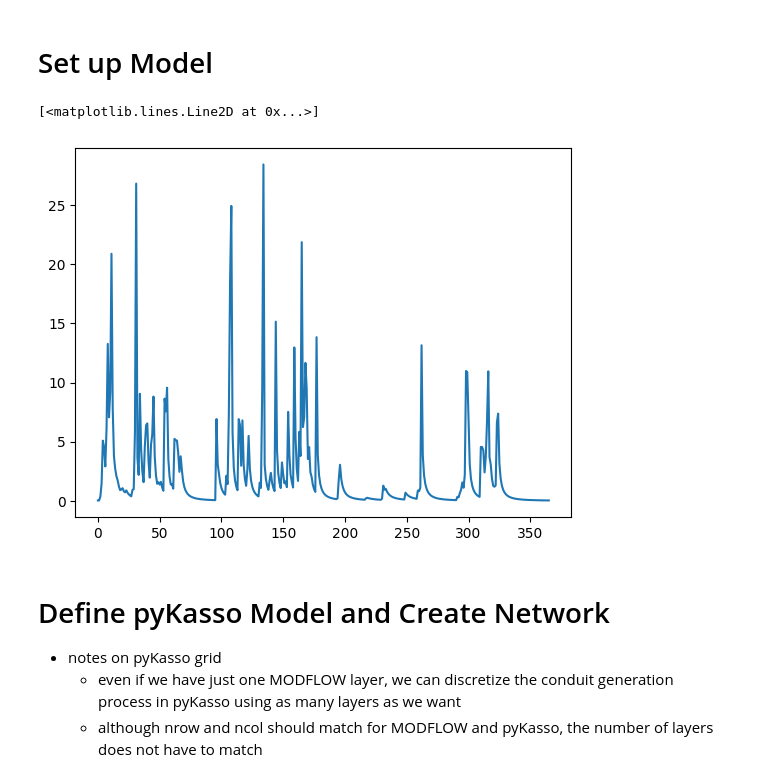
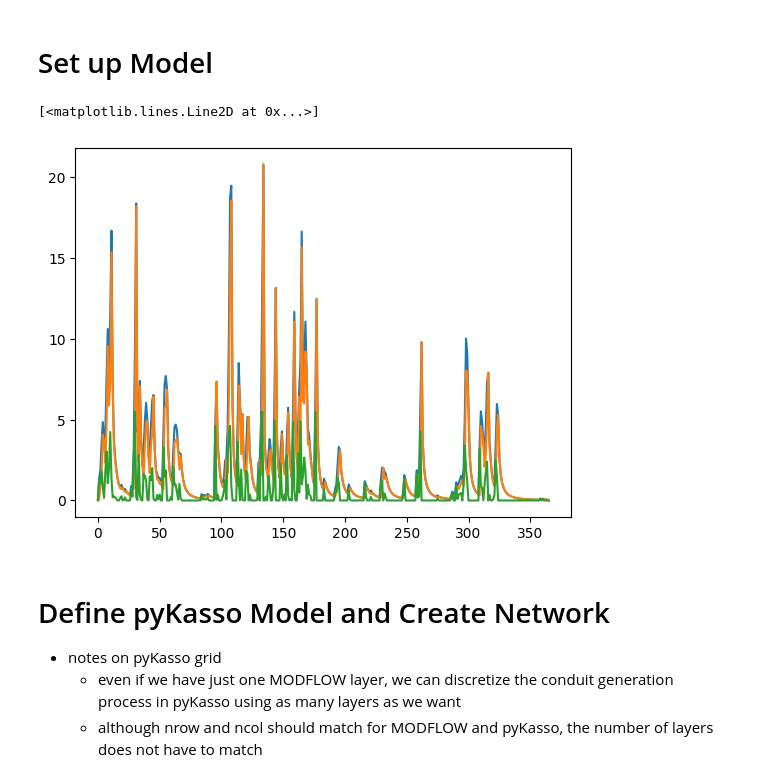
Before and after one commit to iGW-TU-Dresden/CFPy, a Jupyter notebook: vlab/VLAB_03.ipynb, the cells around one changed output. Saved outputs shown, nothing was run; the diff lists cells and outputs as text; code cells hidden in the pictures.

```diff
--- a/vlab/VLAB_03.ipynb
+++ b/vlab/VLAB_03.ipynb
@@ -150,44 +79,55 @@ evap = pd.read_csv(
 )
 
 # pastas flexmodel recharge
-rch_ml = ps.recharge.FlexModel(interception=True, snow=False)
+# rch_ml = ps.recharge.FlexModel(interception=True, snow=False)
+rch_ml = FlexModelFrac()
 
 # parameters are (always assuming prec and evap to be given in mm/d)
 # srmax (root zone storage), [mm]
 # lp (fraction at which fraction of sr actual evap becomes potential evap, between 0 and 1), [-]
 # ks (sat. hydr. cond.), [mm/d]
 # gamma (outflow non-linearity), [-]
+# simax (interception storage), [mm]
 # kv (vegetation factor (evap * kv is given to the model)), [-]
-# si (interception storage), [mm]
+# omega (fractionation coefficient), [-]
 
-rch_params = [250., 25., 1000., 2., 1., 5.]
+rch_params = [250., 25., 1000., 2., 1., 5., .2]
 
-n_tiles = 5
+n_tiles = 10
 
 prec_ml = np.tile(prec.values.ravel(), n_tiles) # incl warmup
 evap_ml = np.tile(evap.values.ravel(), n_tiles) # incl warmup
 temp_ml = np.zeros(len(prec))
 
 # simulate
-recharge_ts = rch_ml.simulate(
+rch_slow, rch_quick = rch_ml.simulate(
     prec=prec_ml,
     evap=evap_ml,
-    temp=temp_ml,  # required positional arg, unused when snow=False
     p=np.array(rch_params)
 )
 
+recharge_ts = rch_slow + rch_quick
+
 recharge_ts = recharge_ts[len(prec) * (n_tiles - 1):]
+recharge_ts_slow = rch_slow[len(prec) * (n_tiles - 1):]
+recharge_ts_quick = rch_quick[len(prec) * (n_tiles - 1):]
+
+# recharge_ts = recharge_ts[:20]
+# recharge_ts_slow = recharge_ts_slow[:20]
+# recharge_ts_quick = recharge_ts_quick[:20]
 
 fig, ax = plt.subplots()
 # ax.plot(prec.index, prec.values)
 # ax.plot(evap.index, evap.values)
 # ax.plot(prec.index, recharge_ts)
 
 # recharge_ts = recharge_ts[3:8]
 ax.plot(recharge_ts)
+ax.plot(recharge_ts_slow)
+ax.plot(recharge_ts_quick)
 # %% [output]
 [<matplotlib.lines.Line2D at 0x...>]
-[figure, old version]
+[figure, new version]
 # %%
 """ define general domain characteristics """
 # NOTE: n_rows, n_cols, n_lays needs to be the same as specified in the .nbr-file!
```
Also changed, not shown: parts of 15 cells of this notebook, 2 other files.
